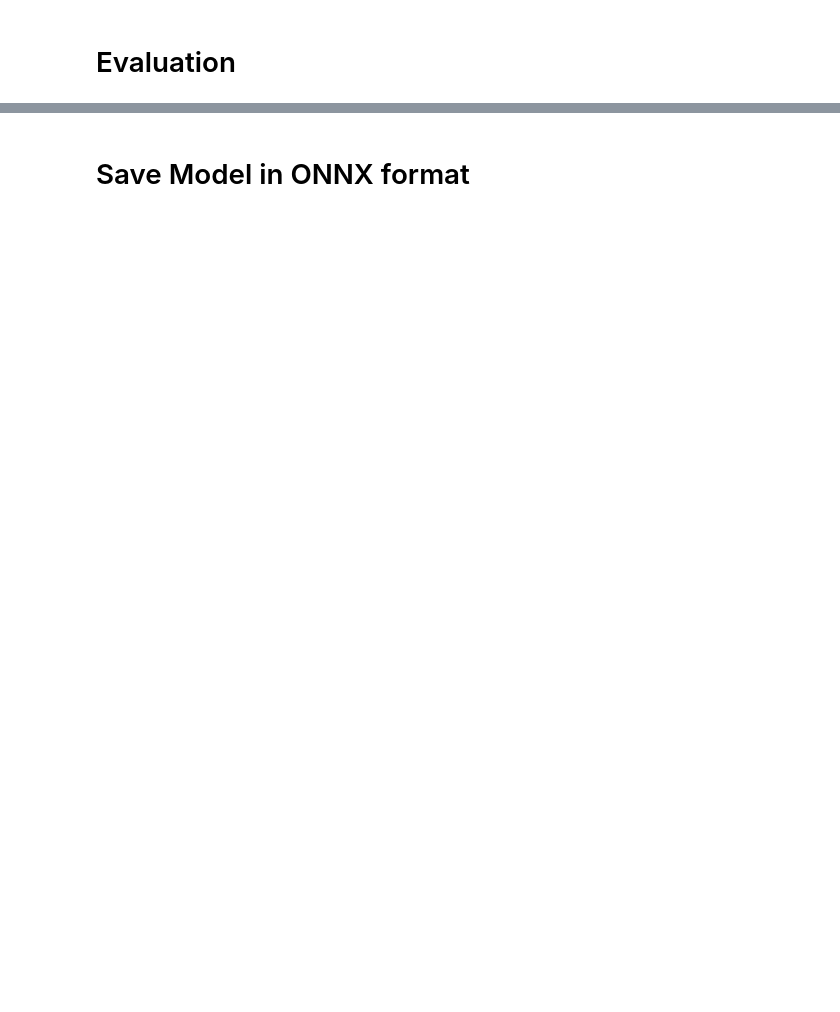
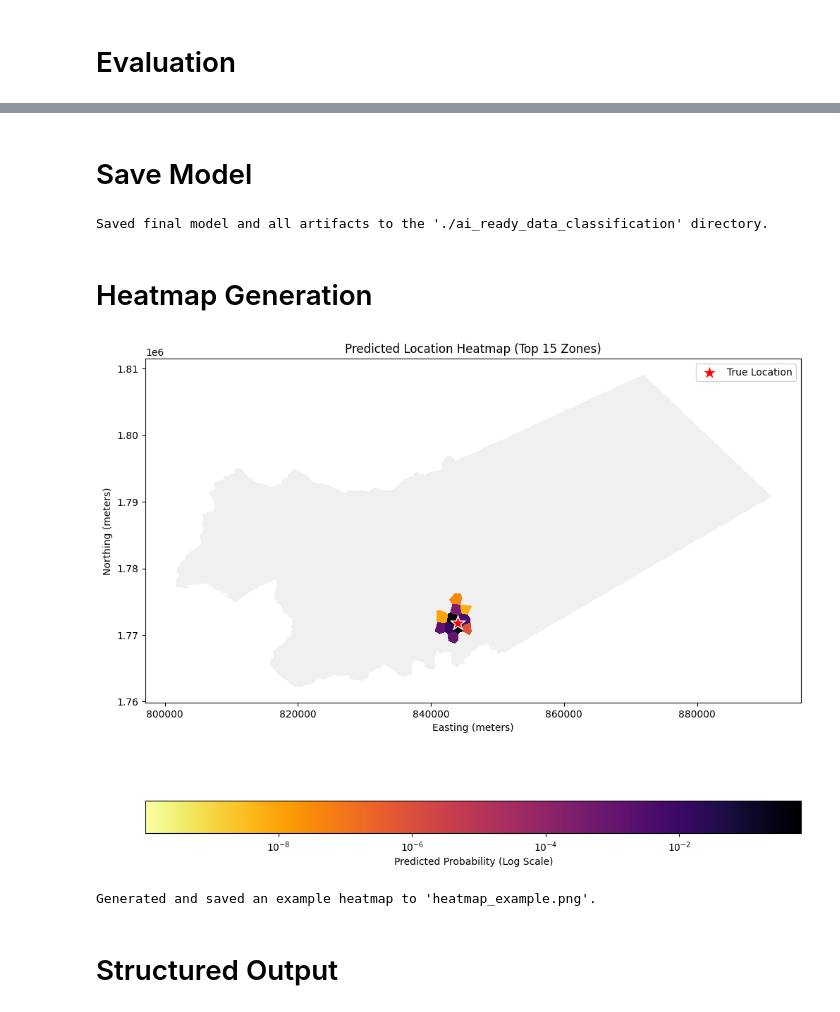
Before and after one commit to lukas0173/AI-Child-Location-Prediction, a Jupyter notebook: model.ipynb, the cells around one changed output, grey strips where cells are left out. Cells and saved outputs as stored; diff of their text form; code cells hidden in the pictures; blank space fills up the shorter version.

```diff
--- a/model.ipynb
+++ b/model.ipynb
@@ -263,2 +420,75 @@ print("\nFor deployment, consider converting to ONNX format as mentioned in your
 # %% [markdown]
-# Save Model in ONNX format
+# Save Model
+# %%
+model.save(os.path.join(AI_READY_DIR, "location_prediction_model.h5"))
+dump(feature_scaler, os.path.join(AI_READY_DIR, 'feature_scaler.joblib'))
+dump(grid_id_encoder, os.path.join(AI_READY_DIR, 'grid_id_encoder.joblib'))
+dump(kmeans, os.path.join(AI_READY_DIR, 'kmeans_zoner.joblib'))
+with open(os.path.join(AI_READY_DIR, 'zone_centroids.json'), 'w') as f:
+    serializable_coords = {int(k): (float(v[0]), float(v[1])) for k, v in zone_centroids_wgs84.items()}
+    json.dump(serializable_coords, f)
+print("Saved final model and all artifacts to the '{}' directory.".format(AI_READY_DIR))
+# %% [output]
+Saved final model and all artifacts to the './ai_ready_data_classification' directory.
+# %% [markdown]
+# Heatmap Generation
+# %%
+if len(y_pred_probs) > 0:
+    example_prediction_probs = y_pred_probs[0]
+
+    # MODIFIED: Increase number of zones for a larger heatmap area
+    top_n_heatmap = 15
+    top_zone_indices = np.argsort(example_prediction_probs)[-top_n_heatmap:]
+    top_zone_probs = example_prediction_probs[top_zone_indices]
+
+    grid_gdf['heatmap_prob'] = 1e-9
+
+    for i, zone_idx in enumerate(top_zone_indices):
+        grid_gdf.loc[grid_gdf['zone_id'] == zone_idx, 'heatmap_prob'] = top_zone_probs[i]
+
+    # --- Plot the heatmap ---
+    fig, ax = plt.subplots(1, 1, figsize=(12, 12))
+
+    norm = colors.LogNorm(vmin=grid_gdf['heatmap_prob'].min() + 1e-10, vmax=grid_gdf['heatmap_prob'].max())
+
+    # Plot the base grid with a very light color
+    grid_gdf.plot(color='#f0f0f0', ax=ax, edgecolor='none')
+
+    # Plot the hot spots on top
+    # MODIFIED: Changed colormap to 'inferno_r' for a "hot-to-cold" look
+    grid_gdf[grid_gdf['heatmap_prob'] > 1e-9].plot(
+        column='heatmap_prob',
+        cmap='inferno_r',
+        linewidth=0,
+        ax=ax,
+        legend=True,
+        norm=norm,
+        legend_kwds={'label': "Predicted Probability (Log Scale)", 'orientation': "horizontal"}
+    )
+
+    if len(y_test) > 0:
+        true_grid_id = y_eval_grid_ids_test[0]
+        true_coords_wgs84 = grid_id_to_coords.get(true_grid_id)
+
+        if true_coords_wgs84:
+            true_point_gdf = gpd.GeoDataFrame(
+                [{'geometry': Point(true_coords_wgs84[1], true_coords_wgs84[0])}],
+                crs="EPSG:4326"
+            ).to_crs(grid_gdf.crs)
+
+            true_point_gdf.plot(ax=ax, marker='*', color='red', markersize=250, edgecolor='white', label='True Location')
+
+    ax.set_title(f'Predicted Location Heatmap (Top {top_n_heatmap} Zones)')
+    ax.set_xlabel('Easting (meters)')
+    ax.set_ylabel('Northing (meters)')
+    plt.legend()
+    plt.savefig("heatmap_example.png")
+    plt.show()
+    print("Generated and saved an example heatmap to 'heatmap_example.png'.")
+else:
+    print("No test data available to generate heatmap.")
+# %% [output]
+[figure, added]
+Generated and saved an example heatmap to 'heatmap_example.png'.
+# %% [markdown]
+# Structured Output
```
Also changed, not shown: parts of 21 cells of this notebook, 8 other files.
